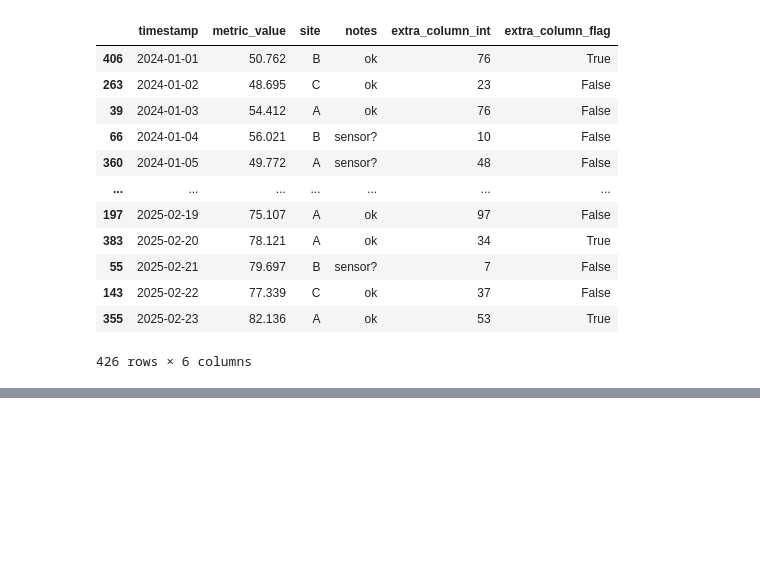
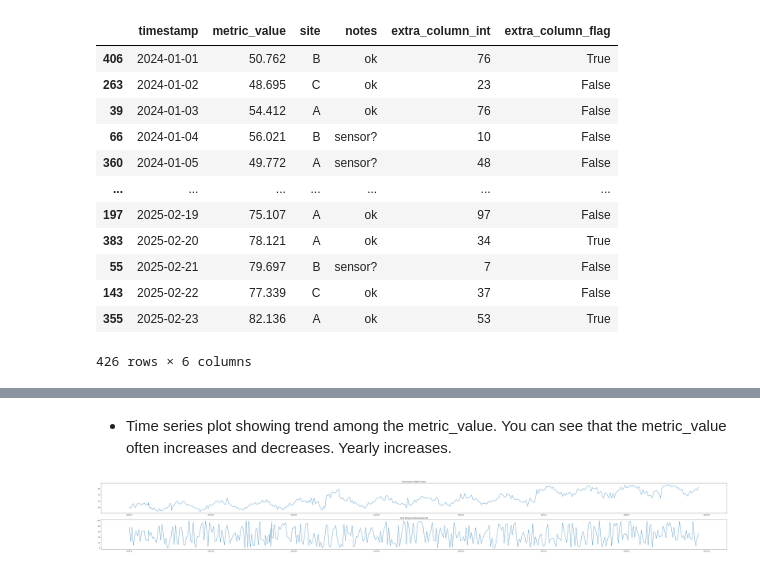
Before and after one commit to uofl-sbabb/DataVisualizationCSE-551, a Jupyter notebook: Project2/Assignment2-Part2.ipynb, the cells around one changed output, grey strips where cells are left out. Cells and saved outputs as stored; diff of their text form; code cells hidden in the pictures; blank space fills up the shorter version.

```diff
--- a/Project2/Assignment2-Part2.ipynb
+++ b/Project2/Assignment2-Part2.ipynb
@@ -282,0 +283,12 @@ ValueError: Could not interpret value `event` for parameter `style`
+# %% [markdown]
+- Time series plot showing trend among the metric_value. You can see that the metric_value often increases and decreases. Yearly increases.
+# %%
+fig, ax = plt.subplots(2,1,figsize=(60, 7))
+ax[0].plot(clean_timeseries_df['timestamp'], clean_timeseries_df['metric_value'])
+ax[0].set_title('Time Series of Metric Value')
+ax[1].plot(clean_timeseries_df['timestamp'], clean_timeseries_df['extra_column_int'])
+ax[1].set_title('Time Series of Extra Column Int')
+plt.tight_layout()
+plt.show()
+# %% [output]
+[figure, added]
```
Also changed, not shown: parts of 17 cells of this notebook, 1 other file.
